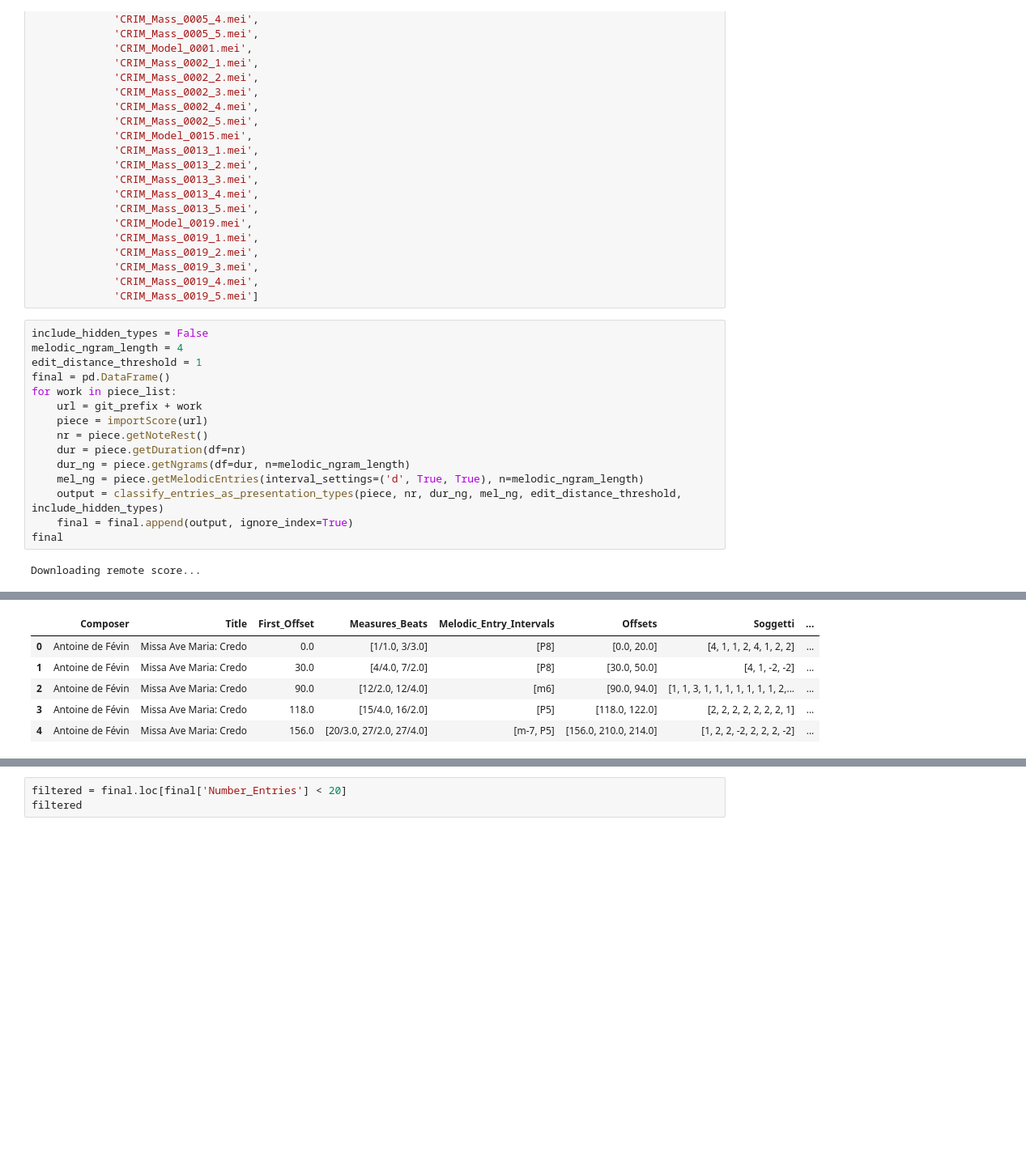
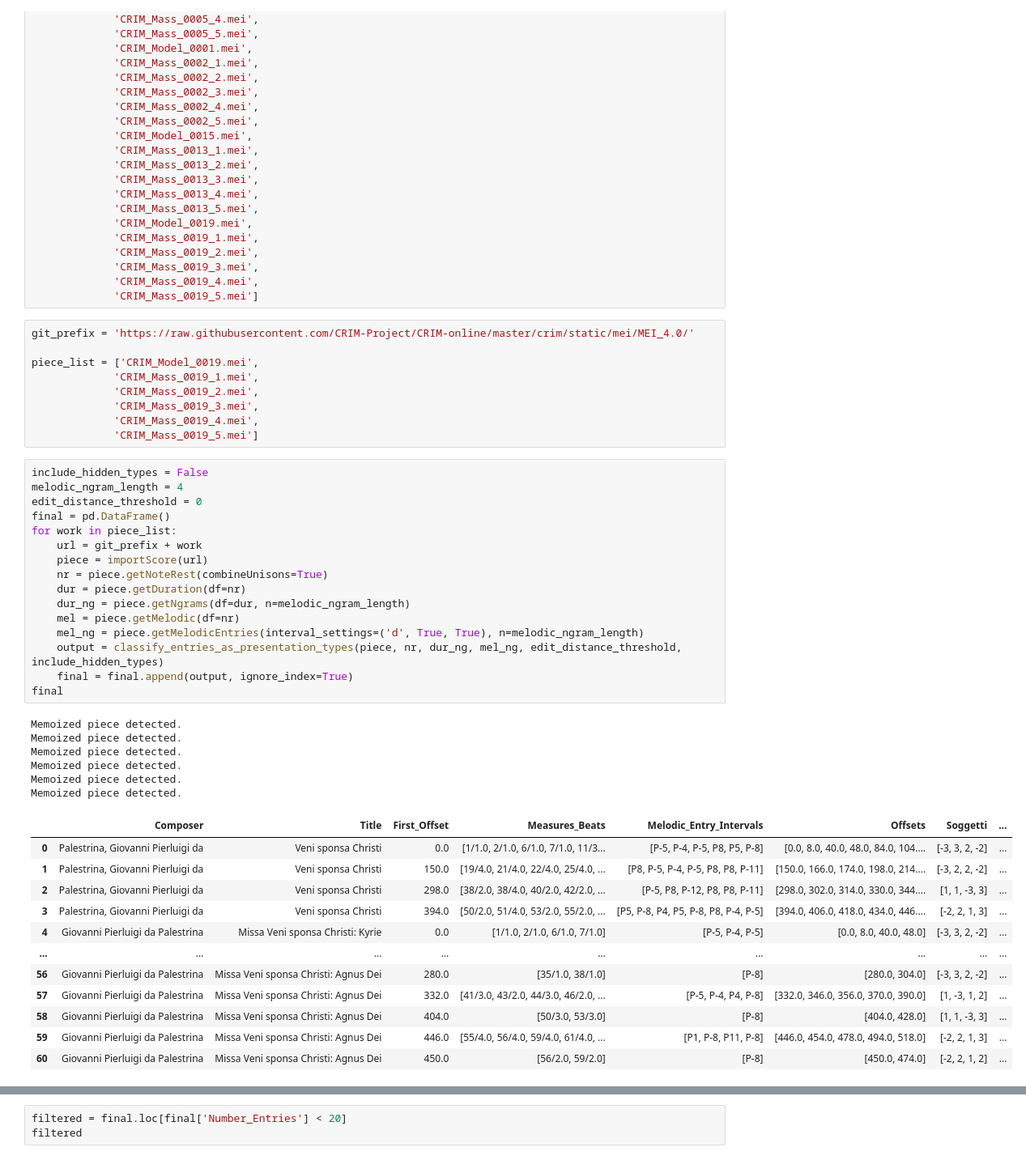
Before and after one commit to RichardFreedman/CRIM_JHUB, a Jupyter notebook: CRIM_05_Presentation_Types_with_Network.ipynb, the cells around one changed output, grey strips where cells are left out. Shown: that part at 81% size. Saved outputs shown, nothing was run; the diff lists cells and outputs as text; blank space fills up the shorter version.

```diff
--- a/CRIM_05_Presentation_Types_with_Network.ipynb
+++ b/CRIM_05_Presentation_Types_with_Network.ipynb
@@ -142,20 +147,47 @@ piece_list =  ['CRIM_Mass_0005_3.mei',
              'CRIM_Mass_0019_3.mei',
              'CRIM_Mass_0019_4.mei',
              'CRIM_Mass_0019_5.mei']
+# %%
+git_prefix = 'https://raw.githubusercontent.com/CRIM-Project/CRIM-online/master/crim/static/mei/MEI_4.0/'
+
+piece_list = ['CRIM_Model_0019.mei',
+             'CRIM_Mass_0019_1.mei',
+             'CRIM_Mass_0019_2.mei',
+             'CRIM_Mass_0019_3.mei',
+             'CRIM_Mass_0019_4.mei',
+             'CRIM_Mass_0019_5.mei']
 # %%
 include_hidden_types = False
 melodic_ngram_length = 4
-edit_distance_threshold = 1
+edit_distance_threshold = 0
 final = pd.DataFrame()
 for work in piece_list:
     url = git_prefix + work
     piece = importScore(url)
-    nr = piece.getNoteRest()
+    nr = piece.getNoteRest(combineUnisons=True)
     dur = piece.getDuration(df=nr)
     dur_ng = piece.getNgrams(df=dur, n=melodic_ngram_length)
+    mel = piece.getMelodic(df=nr)
     mel_ng = piece.getMelodicEntries(interval_settings=('d', True, True), n=melodic_ngram_length)
     output = classify_entries_as_presentation_types(piece, nr, dur_ng, mel_ng, edit_distance_threshold, include_hidden_types)
     final = final.append(output, ignore_index=True)
 final
 # %% [output]
-Downloading remote score...
+Memoized piece detected.
+Memoized piece detected.
+Memoized piece detected.
+Memoized piece detected.
+Memoized piece detected.
+Memoized piece detected.
+|  | Composer | Title | First_Offset | Measures_Beats | Melodic_Entry_Intervals | Offsets | Soggetti | ... |
+| 0 | Palestrina, Giovanni Pierluigi da | Veni sponsa Christi | 0.0 | [1/1.0, 2/1.0, 6/1.0, 7/1.0, 11/3... | [P-5, P-4, P-5, P8, P5, P-8] | [0.0, 8.0, 40.0, 48.0, 84.0, 104.... | [-3, 3, 2, -2] | ... |
+| 1 | Palestrina, Giovanni Pierluigi da | Veni sponsa Christi | 150.0 | [19/4.0, 21/4.0, 22/4.0, 25/4.0, ... | [P8, P-5, P-4, P-5, P8, P8, P-11] | [150.0, 166.0, 174.0, 198.0, 214.... | [-3, 2, 2, -2] | ... |
+| 2 | Palestrina, Giovanni Pierluigi da | Veni sponsa Christi | 298.0 | [38/2.0, 38/4.0, 40/2.0, 42/2.0, ... | [P-5, P8, P-12, P8, P8, P-11] | [298.0, 302.0, 314.0, 330.0, 344.... | [1, 1, -3, 3] | ... |
+| 3 | Palestrina, Giovanni Pierluigi da | Veni sponsa Christi | 394.0 | [50/2.0, 51/4.0, 53/2.0, 55/2.0, ... | [P5, P-8, P4, P5, P-8, P8, P-4, P-5] | [394.0, 406.0, 418.0, 434.0, 446.... | [-2, 2, 1, 3] | ... |
+| 4 | Giovanni Pierluigi da Palestrina | Missa Veni sponsa Christi: Kyrie | 0.0 | [1/1.0, 2/1.0, 6/1.0, 7/1.0] | [P-5, P-4, P-5] | [0.0, 8.0, 40.0, 48.0] | [-3, 3, 2, -2] | ... |
+| ... | ... | ... | ... | ... | ... | ... | ... | ... |
+| 56 | Giovanni Pierluigi da Palestrina | Missa Veni sponsa Christi: Agnus Dei | 280.0 | [35/1.0, 38/1.0] | [P-8] | [280.0, 304.0] | [-3, 3, 2, -2] | ... |
+| 57 | Giovanni Pierluigi da Palestrina | Missa Veni sponsa Christi: Agnus Dei | 332.0 | [41/3.0, 43/2.0, 44/3.0, 46/2.0, ... | [P-5, P-4, P4, P-8] | [332.0, 346.0, 356.0, 370.0, 390.0] | [1, -3, 1, 2] | ... |
+| 58 | Giovanni Pierluigi da Palestrina | Missa Veni sponsa Christi: Agnus Dei | 404.0 | [50/3.0, 53/3.0] | [P-8] | [404.0, 428.0] | [1, 1, -3, 3] | ... |
+| 59 | Giovanni Pierluigi da Palestrina | Missa Veni sponsa Christi: Agnus Dei | 446.0 | [55/4.0, 56/4.0, 59/4.0, 61/4.0, ... | [P1, P-8, P11, P-8] | [446.0, 454.0, 478.0, 494.0, 518.0] | [-2, 2, 1, 3] | ... |
+| 60 | Giovanni Pierluigi da Palestrina | Missa Veni sponsa Christi: Agnus Dei | 450.0 | [56/2.0, 59/2.0] | [P-8] | [450.0, 474.0] | [-2, 2, 1, 2] | ... |
@@ -180,7 +195 @@ Successfully imported https://raw.githubusercontent.com/CRIM-Project/CRIM-online
-|  | Composer | Title | First_Offset | Measures_Beats | Melodic_Entry_Intervals | Offsets | Soggetti | ... |
-| 0 | Antoine de Févin | Missa Ave Maria: Credo | 0.0 | [1/1.0, 3/3.0] | [P8] | [0.0, 20.0] | [4, 1, 1, 2, 4, 1, 2, 2] | ... |
-| 1 | Antoine de Févin | Missa Ave Maria: Credo | 30.0 | [4/4.0, 7/2.0] | [P8] | [30.0, 50.0] | [4, 1, -2, -2] | ... |
-| 2 | Antoine de Févin | Missa Ave Maria: Credo | 90.0 | [12/2.0, 12/4.0] | [m6] | [90.0, 94.0] | [1, 1, 3, 1, 1, 1, 1, 1, 1, 1, 2,... | ... |
-| 3 | Antoine de Févin | Missa Ave Maria: Credo | 118.0 | [15/4.0, 16/2.0] | [P5] | [118.0, 122.0] | [2, 2, 2, 2, 2, 2, 2, 1] | ... |
-| 4 | Antoine de Févin | Missa Ave Maria: Credo | 156.0 | [20/3.0, 27/2.0, 27/4.0] | [m-7, P5] | [156.0, 210.0, 214.0] | [1, 2, 2, -2, 2, 2, 2, -2] | ... |
 # %%
```
Also changed, not shown: parts of 5 cells of this notebook, 10 other files.
